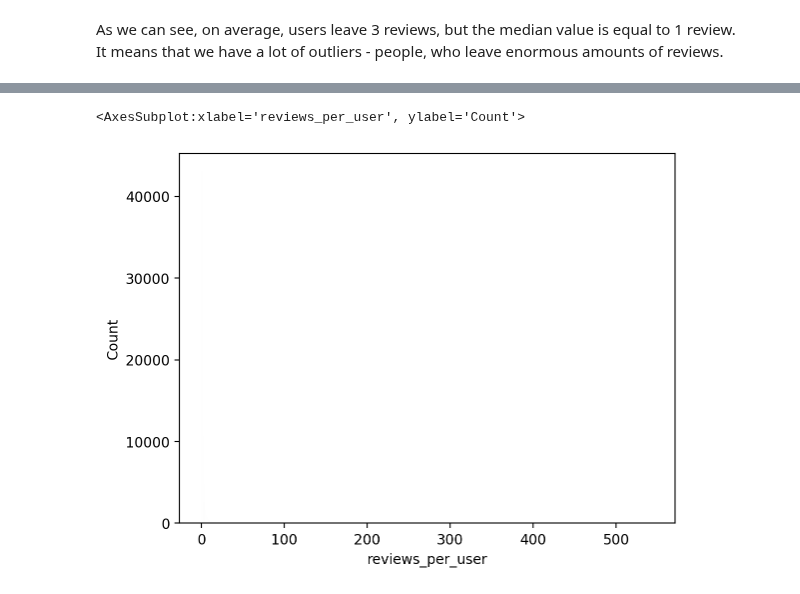
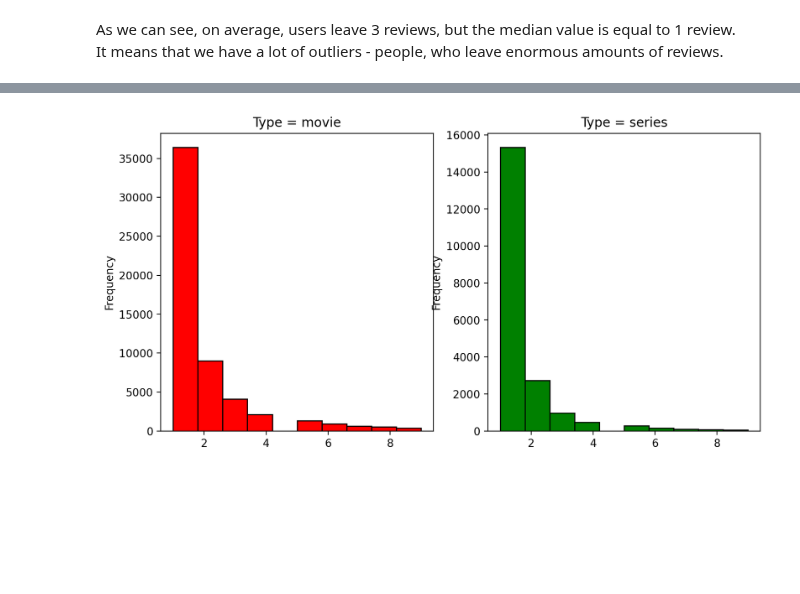
Before and after one commit to Extremesarova/shows_analysis, a Jupyter notebook: shows_analysis/notebooks/4_datasets_eda/reviews_eda.ipynb, the cells around one changed output, grey strips where cells are left out. Drawn from its saved outputs; the diff is of its cells as text; code cells hidden in the pictures; blank space fills up the shorter version.

```diff
--- a/shows_analysis/notebooks/4_datasets_eda/reviews_eda.ipynb
+++ b/shows_analysis/notebooks/4_datasets_eda/reviews_eda.ipynb
@@ -122,5 +98,21 @@ Name: reviews_per_user, Length: 177, dtype: int64
-# %%
-sns.histplot(data=number_of_reviews_per_user, x="reviews_per_user")
-# %% [output]
-<AxesSubplot:xlabel='reviews_per_user', ylabel='Count'>
-[figure, removed]
+# %%
+number_of_reviews_per_user_per_type_cut = number_of_reviews_per_user_per_type[
+    number_of_reviews_per_user_per_type["reviews_per_user"] <= 9
+]
+# %%
+f, ax = plt.subplots(1, 2, figsize=(10, 5))
+
+number_of_reviews_per_user_per_type_cut[
+    number_of_reviews_per_user_per_type_cut["type"] == "movie"
+]["reviews_per_user"].plot.hist(ax=ax[0], edgecolor="black", color="red")
+ax[0].set_title("Type = movie")
+
+
+number_of_reviews_per_user_per_type_cut[
+    number_of_reviews_per_user_per_type_cut["type"] == "series"
+]["reviews_per_user"].plot.hist(ax=ax[1], color="green", edgecolor="black")
+ax[1].set_title("Type = series")
+
+plt.show()
+# %% [output]
+[figure, added]
```
Also changed, not shown: parts of 5 cells of this notebook.
